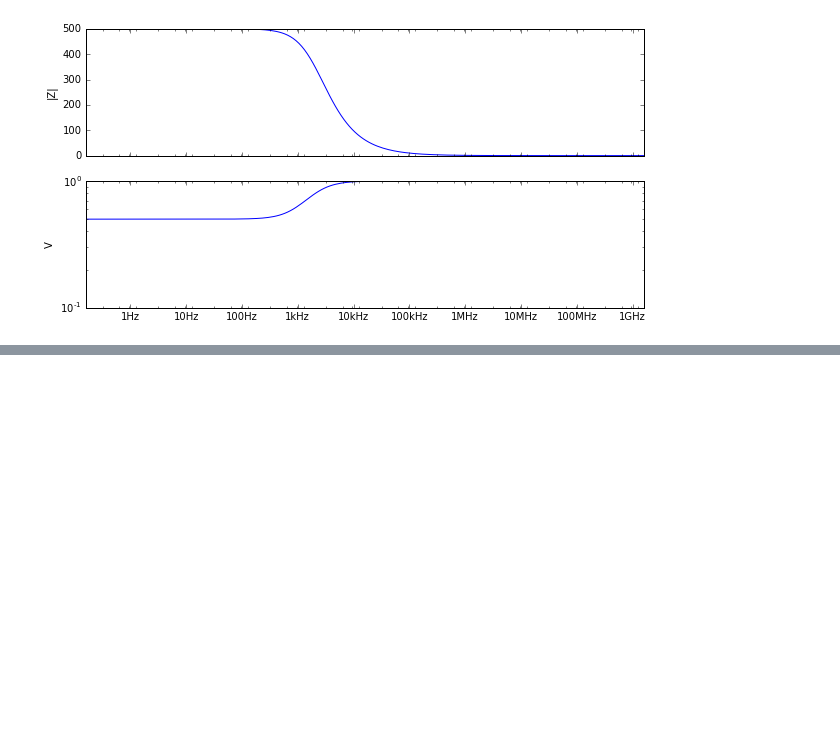
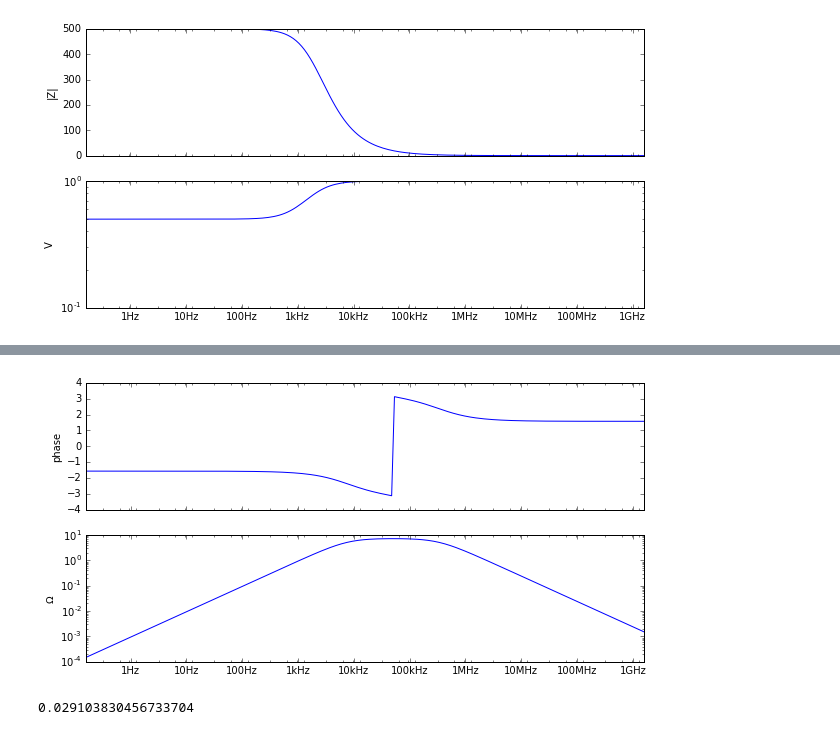
Before and after one commit to TomHodson/Notebooks, a Jupyter notebook: Electronics/Simple Filters.ipynb, the cells around one changed output, grey strips where cells are left out. Drawn from its saved outputs; the diff is of its cells as text; code cells hidden in the pictures; blank space fills up the shorter version.

```diff
--- a/Electronics/Simple Filters.ipynb
+++ b/Electronics/Simple Filters.ipynb
@@ -224,0 +225,11 @@ abs(V(w("1Hz")))
+# %%
+R1 = series(Z("680pF"), Z("30kΩ"))
+R2 = parra(Z("220kΩ"), Z("2.2pF"))
+def gain(w): return -R2(w) / R1(w)
+logplot_Z(gain)
+# %% [output]
+[figure, added]
+# %%
+125e6 / 2**32
+# %% [output]
+0.029103830456733704
```
Also changed, not shown: parts of 3 cells of this notebook.
